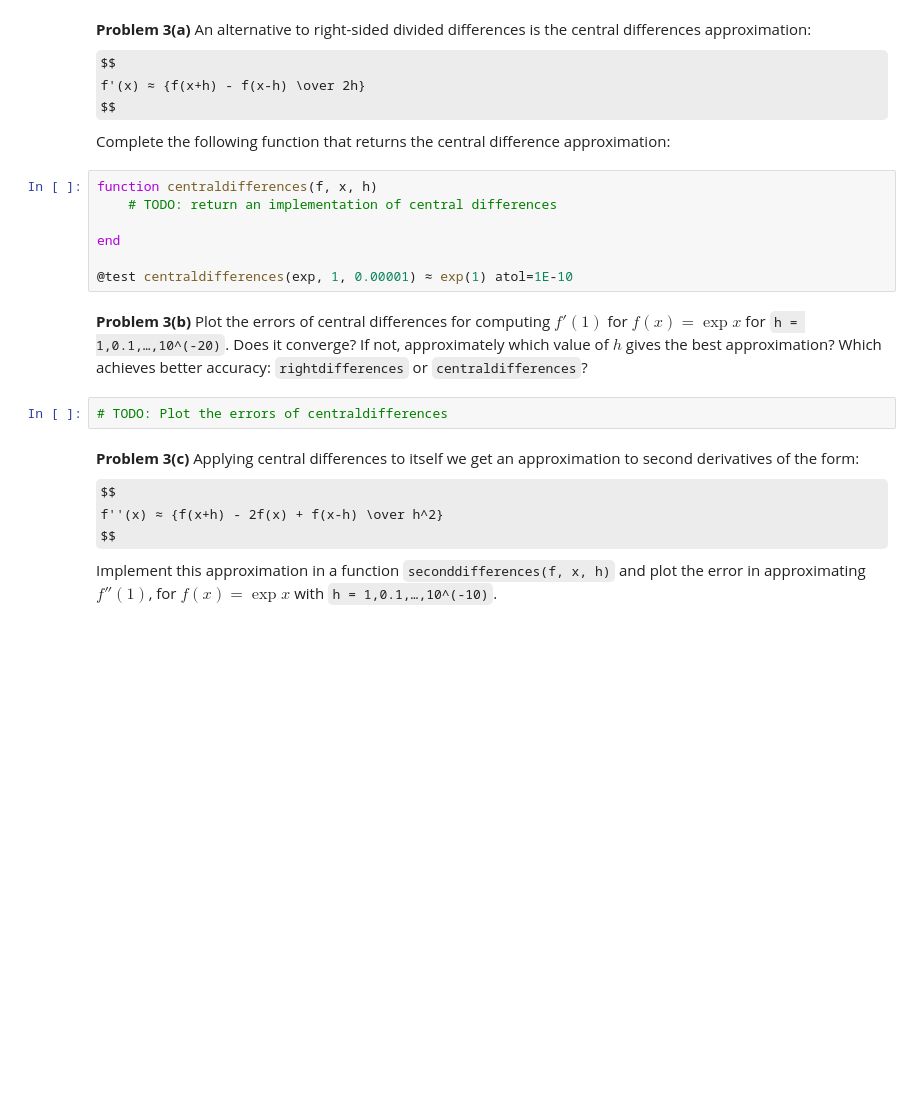
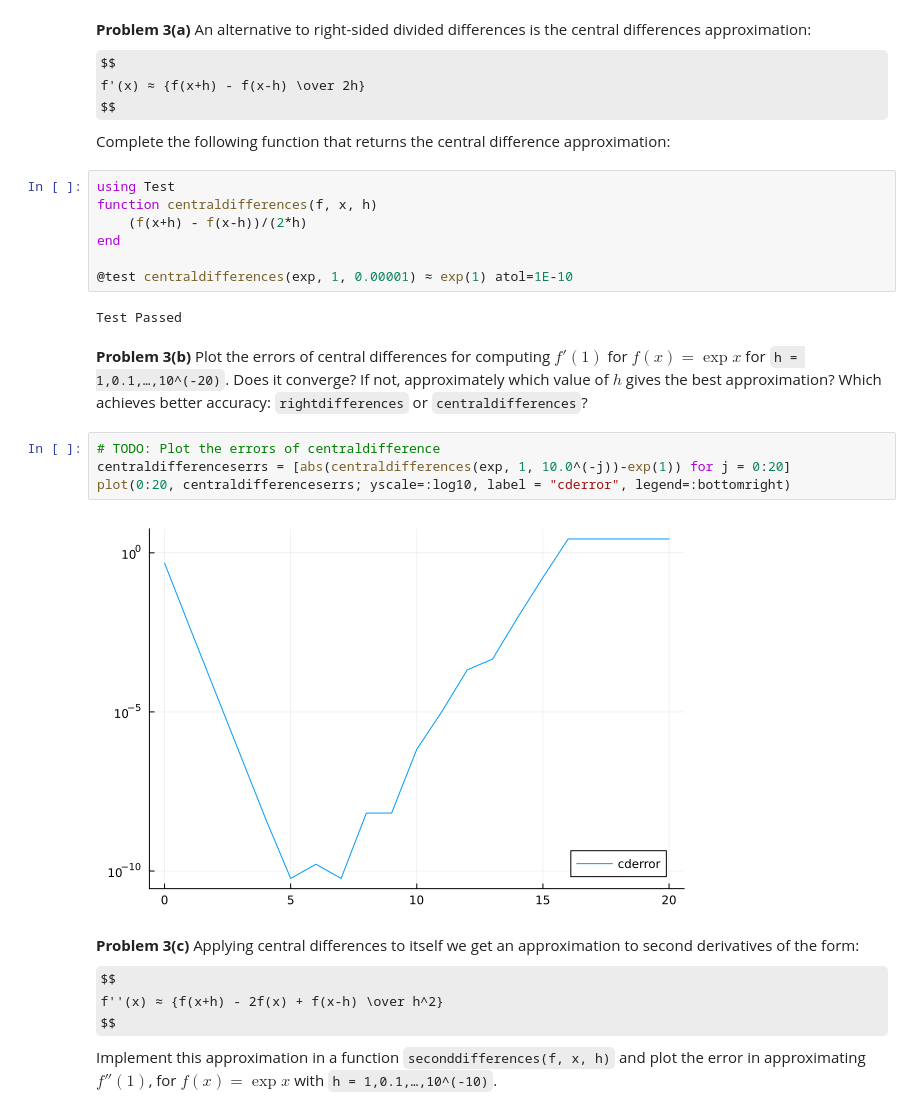
Before and after one commit to AdiImp/MATH50003NumericalAnalysis, a Jupyter notebook: labs/lab1.ipynb, the cells around one changed output. Drawn from its saved outputs; the diff is of its cells as text; some formulas as TeX source; blank space fills up the shorter version.

```diff
--- a/labs/lab1.ipynb
+++ b/labs/lab1.ipynb
@@ -358,19 +376,25 @@ f'(x) ≈ {f(x+h) - f(x-h) \over 2h}
 $$
 Complete the following function that returns the central difference approximation:
 # %%
+using Test
 function centraldifferences(f, x, h)
-    # TODO: return an implementation of central differences
-
+    (f(x+h) - f(x-h))/(2*h)
 end
 
 @test centraldifferences(exp, 1, 0.00001) ≈ exp(1) atol=1E-10
+# %% [output]
+Test Passed
 # %% [markdown]
 **Problem 3(b)** Plot the errors of central differences for computing $f'(1)$
 for $f(x) = \exp x$ for `h = 1,0.1,…,10^(-20)`.
 Does it converge? If not, approximately which value of $h$ gives the best approximation?
 Which achieves better accuracy: `rightdifferences` or `centraldifferences`?
-# %%
-# TODO: Plot the errors of centraldifferences
+# %%
+# TODO: Plot the errors of centraldifference
+centraldifferenceserrs = [abs(centraldifferences(exp, 1, 10.0^(-j))-exp(1)) for j = 0:20]
+plot(0:20, centraldifferenceserrs; yscale=:log10, label = "cderror", legend=:bottomright)
+# %% [output]
+[figure, added]
 # %% [markdown]
 **Problem 3(c)** Applying central differences to itself we get an approximation to
 second derivatives of the form:
```
Also changed, not shown: parts of 7 cells of this notebook, 1 other file.
